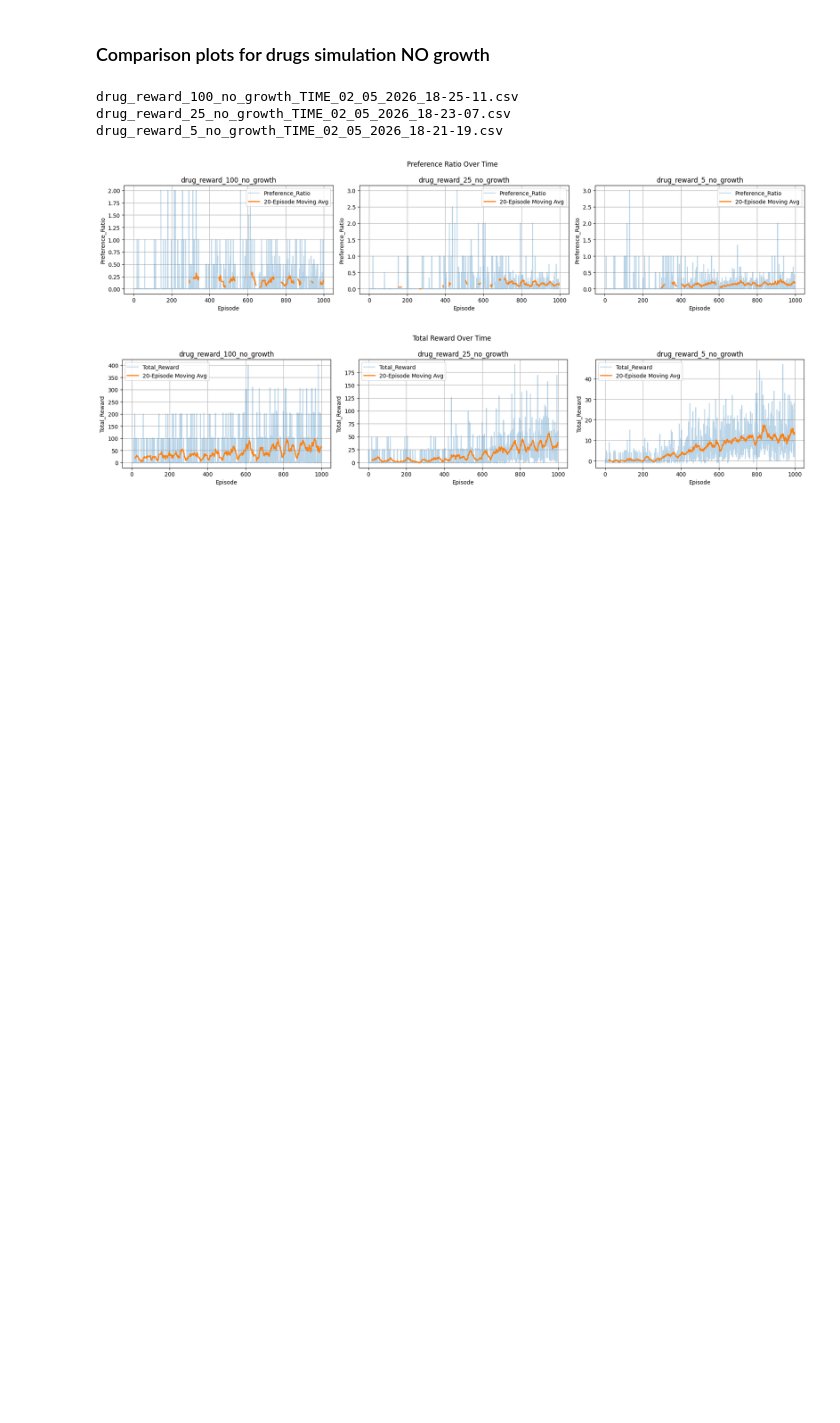
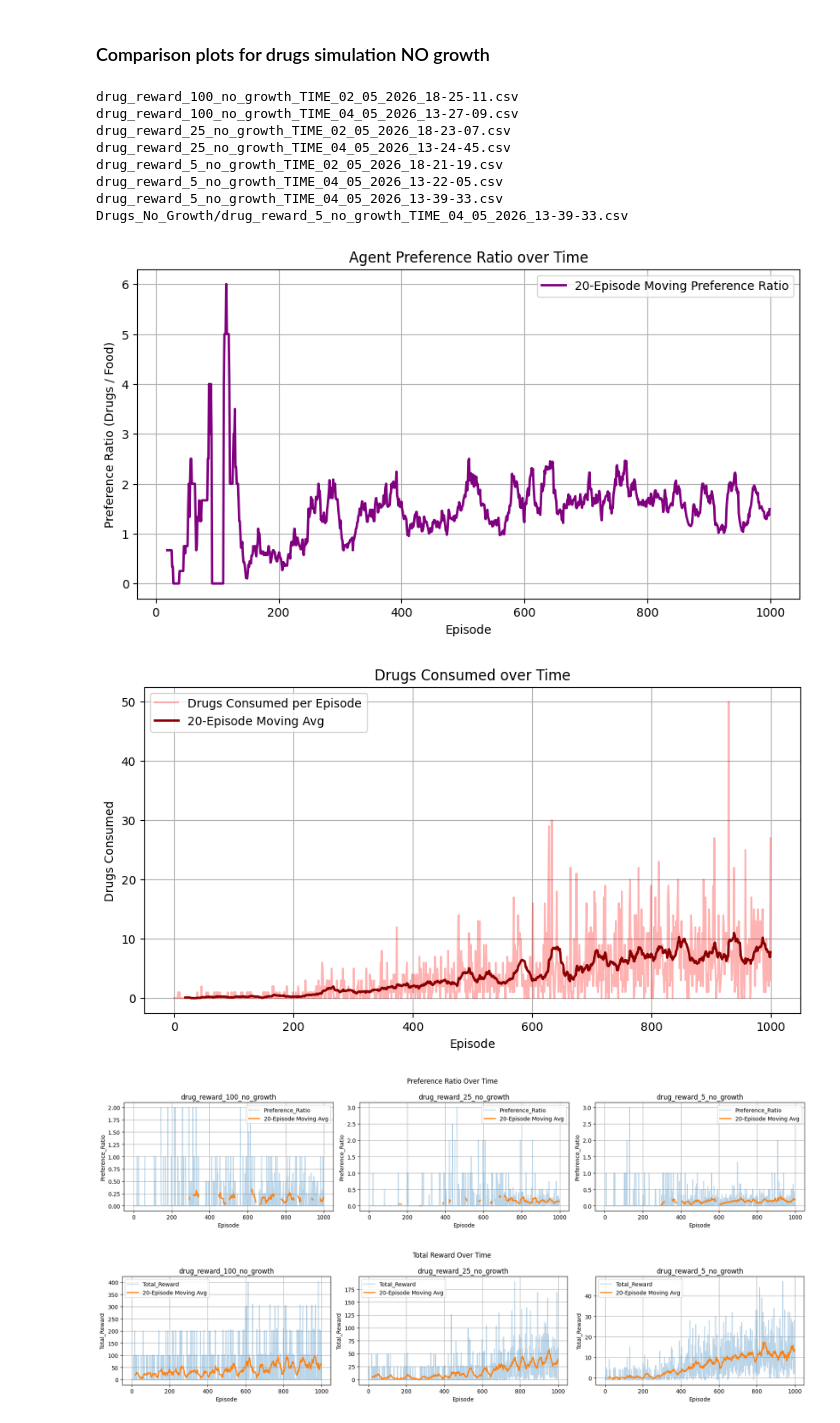
Before and after one commit to inesdejaegher/Gym-Snake, a Jupyter notebook: Results/plots.ipynb, the cells around one changed output. Cells and saved outputs as stored; diff of their text form; code cells hidden in the pictures; blank space fills up the shorter version.

```diff
--- a/Results/plots.ipynb
+++ b/Results/plots.ipynb
@@ -21,10 +27,22 @@ for csv_file in csv_files:
     print(csv_file.name)
 
 subplot_titles = [csv_file.stem.split("_TIME_")[0] for csv_file in csv_files]
+print(csv_files[-1])
 # %% [output]
 drug_reward_100_no_growth_TIME_02_05_2026_18-25-11.csv
+drug_reward_100_no_growth_TIME_04_05_2026_13-27-09.csv
 drug_reward_25_no_growth_TIME_02_05_2026_18-23-07.csv
+drug_reward_25_no_growth_TIME_04_05_2026_13-24-45.csv
 drug_reward_5_no_growth_TIME_02_05_2026_18-21-19.csv
+drug_reward_5_no_growth_TIME_04_05_2026_13-22-05.csv
+drug_reward_5_no_growth_TIME_04_05_2026_13-39-33.csv
+Drugs_No_Growth/drug_reward_5_no_growth_TIME_04_05_2026_13-39-33.csv
+# %%
+plot_preference_ratio_from_csv(csv_files[-1])
+plot_drugs_consumed_from_csv(csv_files[-1])
+# %% [output]
+[figure, added]
+[figure, added]
 # %%
 plot_metric_subplots_from_csv(
     csv_files,
```
Also changed, not shown: parts of 1 cell of this notebook, 3 other files.
